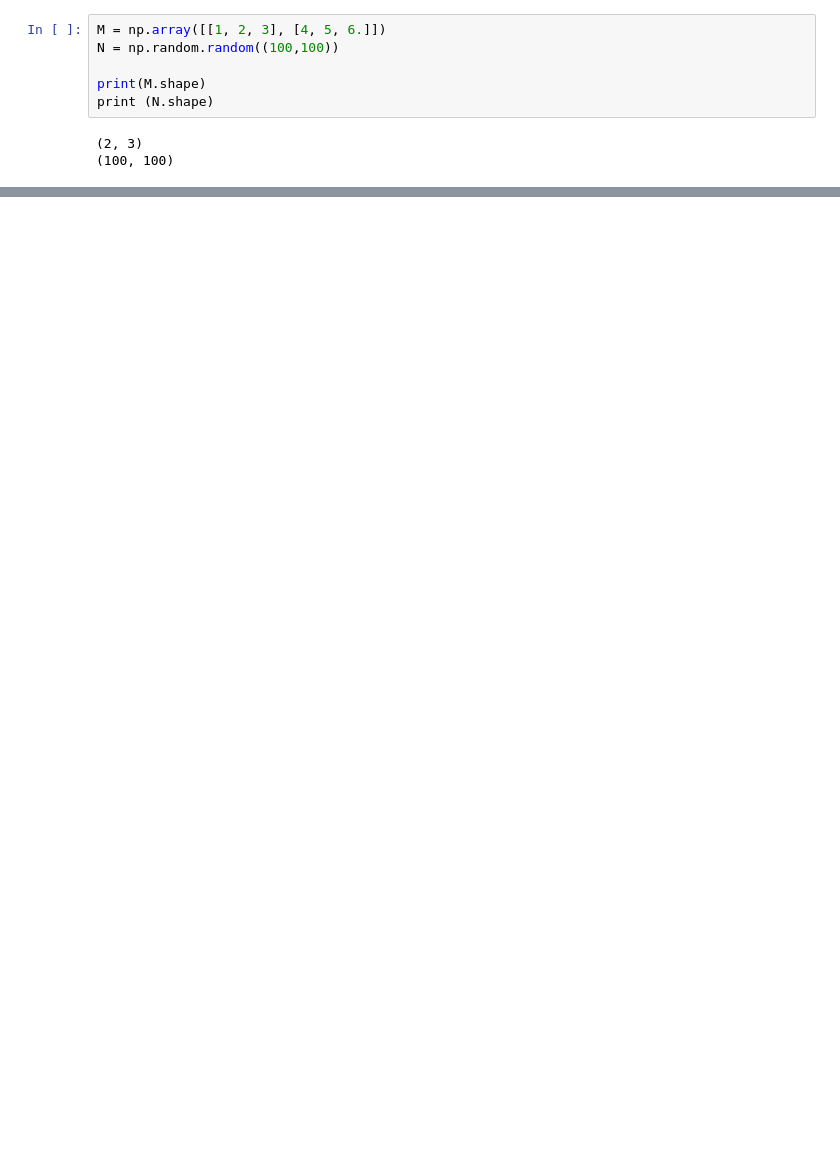
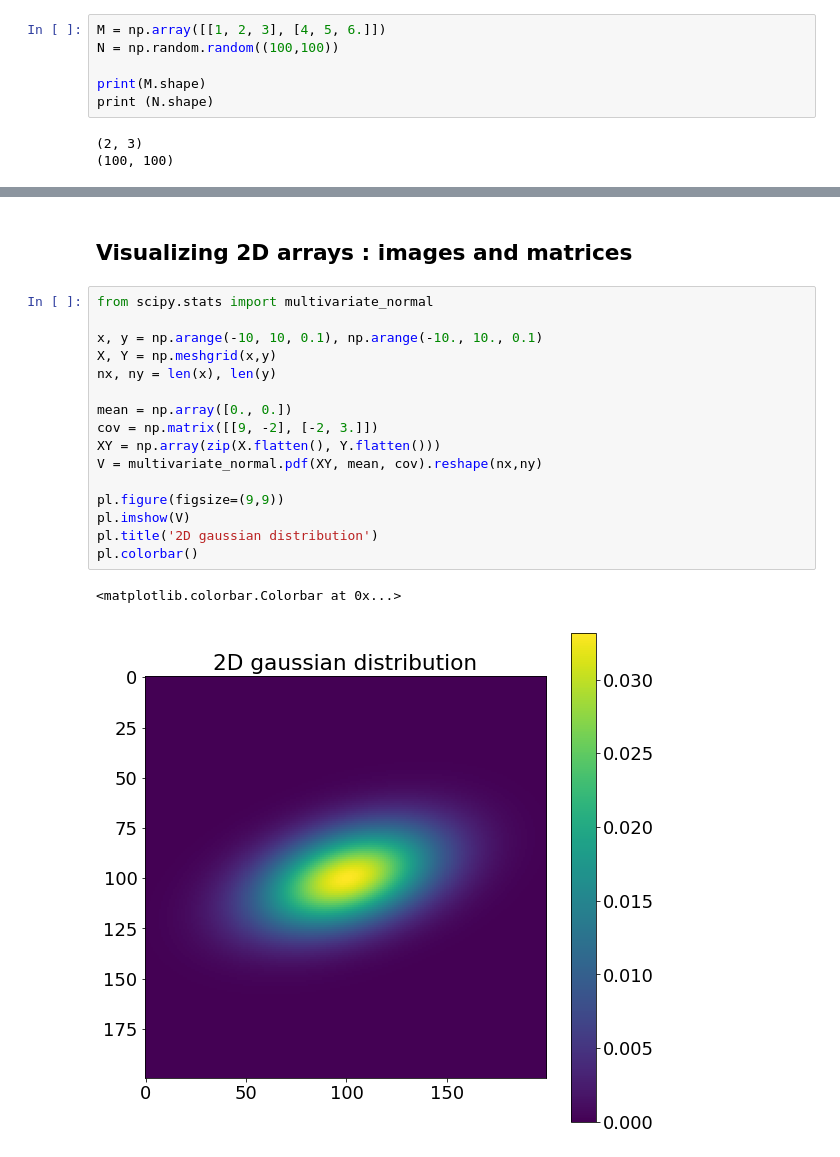
Before and after one commit to nregnault/cosmo, a Jupyter notebook: notebooks/numpy_scipy_matplotlib.ipynb, the cells around one changed output, grey strips where cells are left out. Cells and saved outputs as stored; diff of their text form; blank space fills up the shorter version.

```diff
--- a/notebooks/numpy_scipy_matplotlib.ipynb
+++ b/notebooks/numpy_scipy_matplotlib.ipynb
@@ -181,0 +196,22 @@ Text(0,0.5,'y')
+# %% [markdown]
+<a id="visualizing_2d_arrays"></a>
+## Visualizing 2D arrays : images and matrices
+# %%
+from scipy.stats import multivariate_normal
+
+x, y = np.arange(-10, 10, 0.1), np.arange(-10., 10., 0.1)
+X, Y = np.meshgrid(x,y)
+nx, ny = len(x), len(y)
+
+mean = np.array([0., 0.])
+cov = np.matrix([[9, -2], [-2, 3.]])
+XY = np.array(zip(X.flatten(), Y.flatten()))
+V = multivariate_normal.pdf(XY, mean, cov).reshape(nx,ny)
+
+pl.figure(figsize=(9,9))
+pl.imshow(V)
+pl.title('2D gaussian distribution')
+pl.colorbar()
+# %% [output]
+<matplotlib.colorbar.Colorbar at 0x...>
+[figure, added]
```
Also changed, not shown: parts of 22 cells of this notebook, 1 other file.
